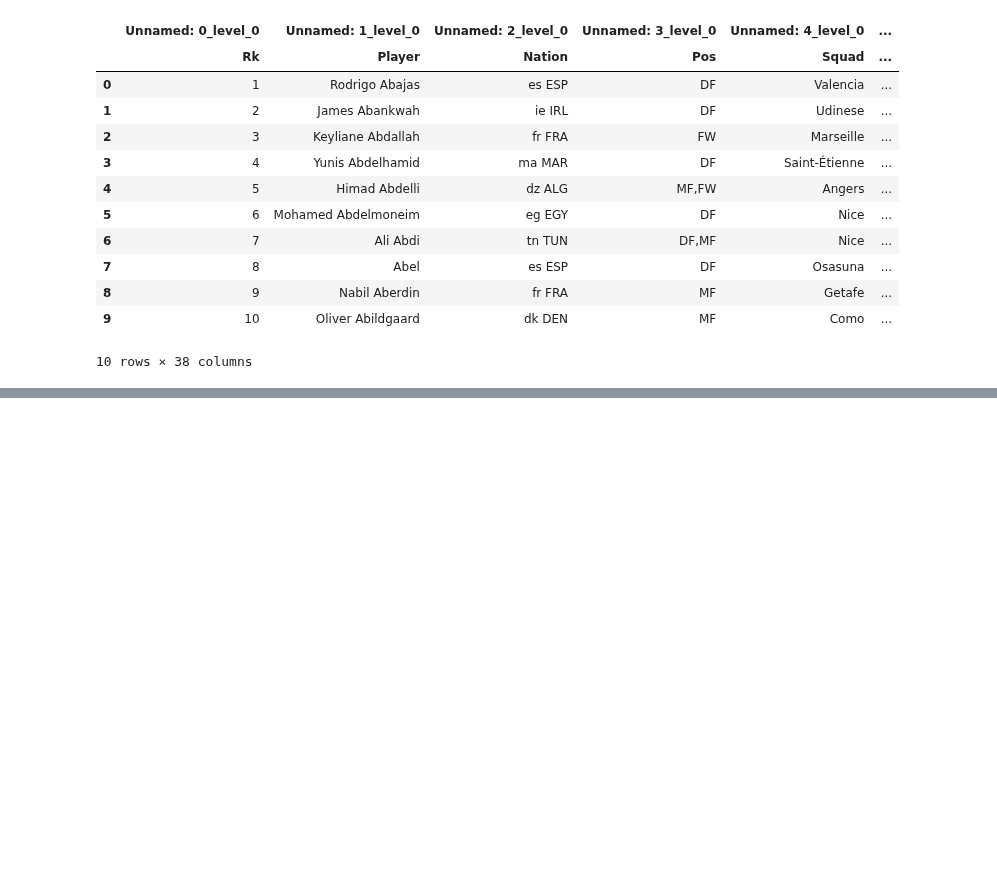
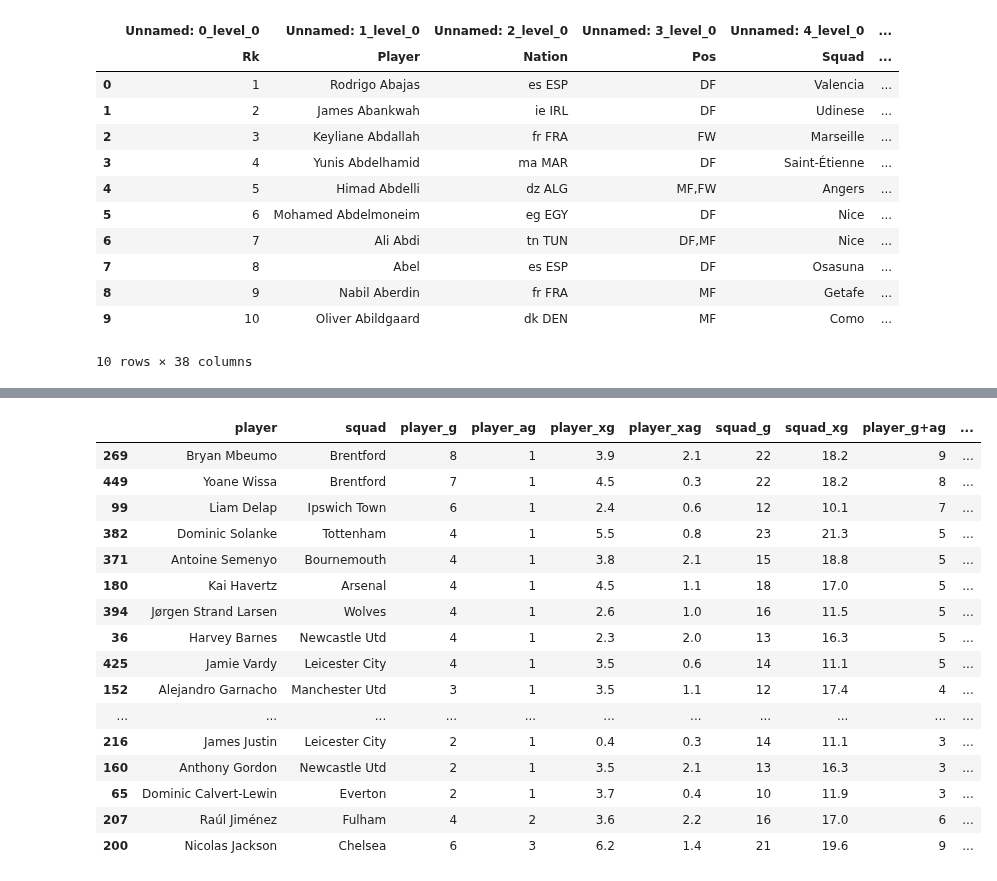
Before and after one commit to santsumetpong/ds_core, a Jupyter notebook: prem.ipynb, the cells around one changed output, grey strips where cells are left out. Drawn from its saved outputs; the diff is of its cells as text; code cells hidden in the pictures; blank space fills up the shorter version.

```diff
--- a/prem.ipynb
+++ b/prem.ipynb
@@ -252,0 +230,26 @@ talismen.sort_values(by='player_xg+xag/squad_xg', ascending=False).head(20)
+# %%
+pldf_relevant = pl_df[['Player', 'Squad', 'Gls', 'Ast', 'xG', 'xAG']]
+tmdf_relevant = tm_df[['Squad', 'GF', 'xG']].rename(columns={'GF': 'squad_g', 'xG': 'squad_xg'})
+
+talismen = pldf_relevant.merge(tmdf_relevant, on='Squad', how='left')
+
+talismen['player_g+ag'] = talismen['Gls'] + talismen['Ast']
+talismen['player_xg+xag'] = talismen['xG'] + talismen['xAG']
+talismen['player_g+ag/squad_g'] = talismen['player_g+ag']*100 / talismen['squad_g']
+talismen['player_xg+xag/squad_xg'] = talismen['player_xg+xag']*100 / talismen['squad_xg']
+talismen['player_g/player_ag'] = talismen.apply(
+    lambda row: row['Gls'] / row['Ast'] if row['Ast'] != 0 else np.nan, axis=1
+)
+
+talismen.head()
+
+talismen.rename(columns={
+    'Player': 'player',
+    'Squad': 'squad',
+    'Gls': 'player_g',
+    'Ast': 'player_ag',
+    'xG': 'player_xg',
+    'xAG': 'player_xag'
+}, inplace=True)
+
+talismen.head()
@@ -252,0 +303,9 @@ talismen.sort_values(by='player_xg+xag/squad_xg', ascending=False).head(20)
+# %%
+talismen['rank_g_ag_ratio'] = talismen['player_g+ag/squad_g'].rank(ascending=False)
+talismen['rank_xg_xag_ratio'] = talismen['player_xg+xag/squad_xg'].rank(ascending=False)
+
+talismen['combined_rank'] = talismen['rank_g_ag_ratio'] + talismen['rank_xg_xag_ratio']
+
+top_talismen = talismen.sort_values(by='combined_rank').head(30)
+
+top_talismen[['player', 'player_g+ag/squad_g', 'player_xg+xag/squad_xg', 'combined_rank']]
@@ -252,0 +330,20 @@ talismen.sort_values(by='player_xg+xag/squad_xg', ascending=False).head(20)
+# %%
+talismen.sort_values(by='player_g/player_ag', ascending=False).head(20)
+# %% [output]
+|  | player | squad | player_g | player_ag | player_xg | player_xag | squad_g | squad_xg | player_g+ag | ... |
+| 269 | Bryan Mbeumo | Brentford | 8 | 1 | 3.9 | 2.1 | 22 | 18.2 | 9 | ... |
+| 449 | Yoane Wissa | Brentford | 7 | 1 | 4.5 | 0.3 | 22 | 18.2 | 8 | ... |
+| 99 | Liam Delap | Ipswich Town | 6 | 1 | 2.4 | 0.6 | 12 | 10.1 | 7 | ... |
+| 382 | Dominic Solanke | Tottenham | 4 | 1 | 5.5 | 0.8 | 23 | 21.3 | 5 | ... |
+| 371 | Antoine Semenyo | Bournemouth | 4 | 1 | 3.8 | 2.1 | 15 | 18.8 | 5 | ... |
+| 180 | Kai Havertz | Arsenal | 4 | 1 | 4.5 | 1.1 | 18 | 17.0 | 5 | ... |
+| 394 | Jørgen Strand Larsen | Wolves | 4 | 1 | 2.6 | 1.0 | 16 | 11.5 | 5 | ... |
+| 36 | Harvey Barnes | Newcastle Utd | 4 | 1 | 2.3 | 2.0 | 13 | 16.3 | 5 | ... |
+| 425 | Jamie Vardy | Leicester City | 4 | 1 | 3.5 | 0.6 | 14 | 11.1 | 5 | ... |
+| 152 | Alejandro Garnacho | Manchester Utd | 3 | 1 | 3.5 | 1.1 | 12 | 17.4 | 4 | ... |
+| ... | ... | ... | ... | ... | ... | ... | ... | ... | ... | ... |
+| 216 | James Justin | Leicester City | 2 | 1 | 0.4 | 0.3 | 14 | 11.1 | 3 | ... |
+| 160 | Anthony Gordon | Newcastle Utd | 2 | 1 | 3.5 | 2.1 | 13 | 16.3 | 3 | ... |
+| 65 | Dominic Calvert-Lewin | Everton | 2 | 1 | 3.7 | 0.4 | 10 | 11.9 | 3 | ... |
+| 207 | Raúl Jiménez | Fulham | 4 | 2 | 3.6 | 2.2 | 16 | 17.0 | 6 | ... |
+| 200 | Nicolas Jackson | Chelsea | 6 | 3 | 6.2 | 1.4 | 21 | 19.6 | 9 | ... |
```
Also changed, not shown: parts of 20 cells of this notebook.
